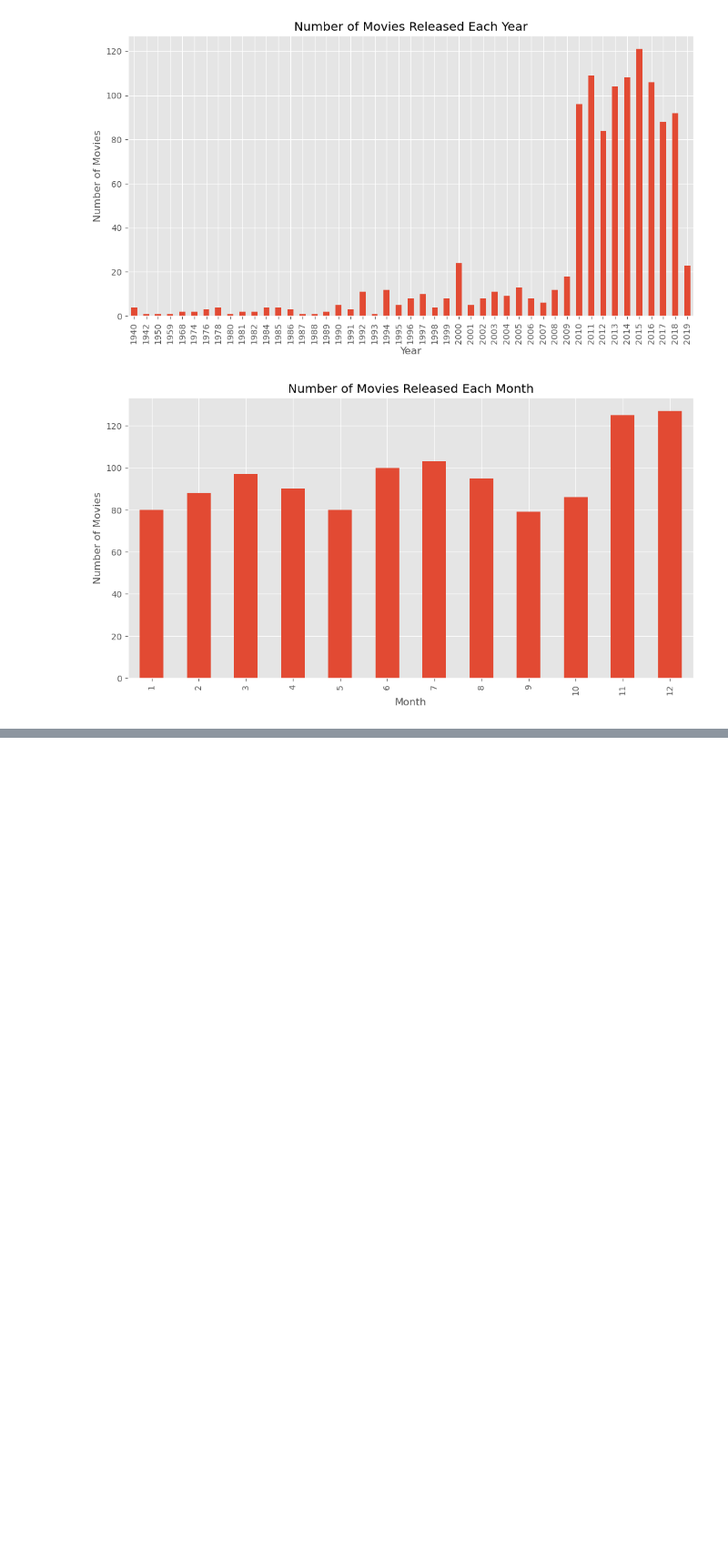
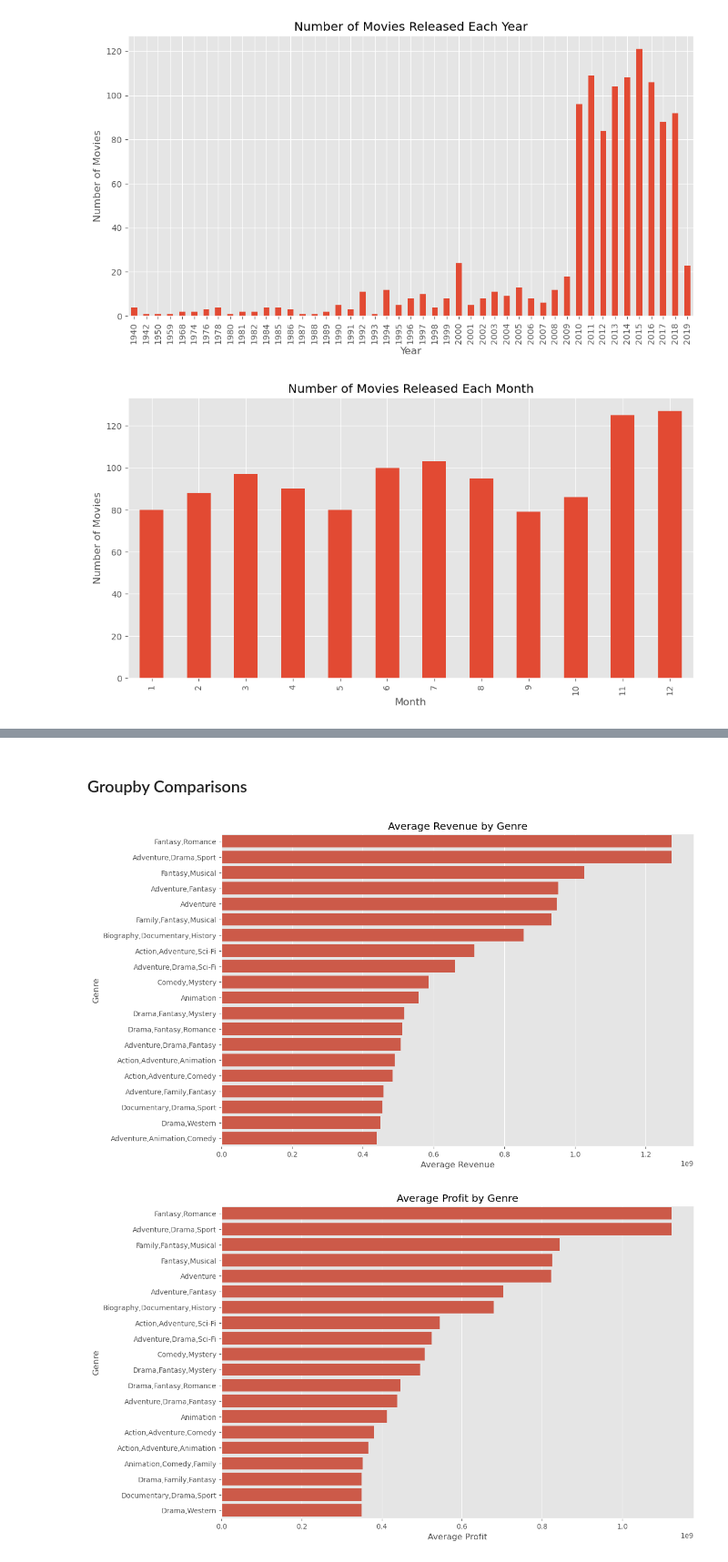
Before and after one commit to mrhussaink7/new-films-movie-data, a Jupyter notebook: index.ipynb, the cells around one changed output, grey strips where cells are left out. Shown at 91% size. Cells and saved outputs as stored; diff of their text form; code cells hidden in the pictures; blank space fills up the shorter version.

```diff
--- a/index.ipynb
+++ b/index.ipynb
@@ -548,0 +626,29 @@ plt.show()
+# %% [markdown]
+### Groupby Comparisons
+# %%
+genre_revenue = df.groupby('genres')['revenue'].mean().sort_values(ascending=False).head(20)
+plt.figure(figsize=(12, 8))
+sns.barplot(x=genre_revenue.values, y=genre_revenue.index)
+plt.title('Average Revenue by Genre')
+plt.xlabel('Average Revenue')
+plt.ylabel('Genre')
+plt.show()
+
+genre_profit = df.groupby('genres')['profit'].mean().sort_values(ascending=False).head(20)
+plt.figure(figsize=(12, 8))
+sns.barplot(x=genre_profit.values, y=genre_profit.index)
+plt.title('Average Profit by Genre')
+plt.xlabel('Average Profit')
+plt.ylabel('Genre')
+plt.show()
+
+genre_rating = df.groupby('genres')['rating'].mean().sort_values(ascending=False).head(20)
+plt.figure(figsize=(12, 8))
+sns.barplot(x=genre_rating.values, y=genre_rating.index)
+plt.title('Average Rating by Genre')
+plt.xlabel('Average Rating')
+plt.ylabel('Genre')
+plt.show()
+# %% [output]
+[figure, added]
+[figure, added]
```
Also changed, not shown: parts of 17 cells of this notebook.
